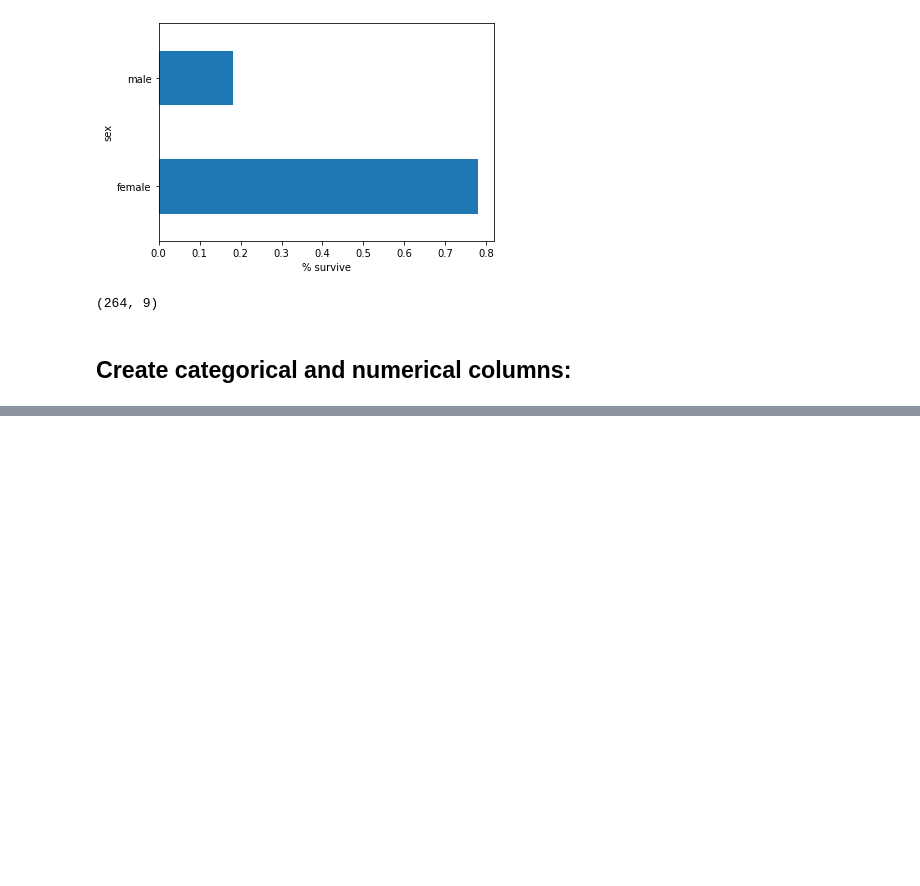
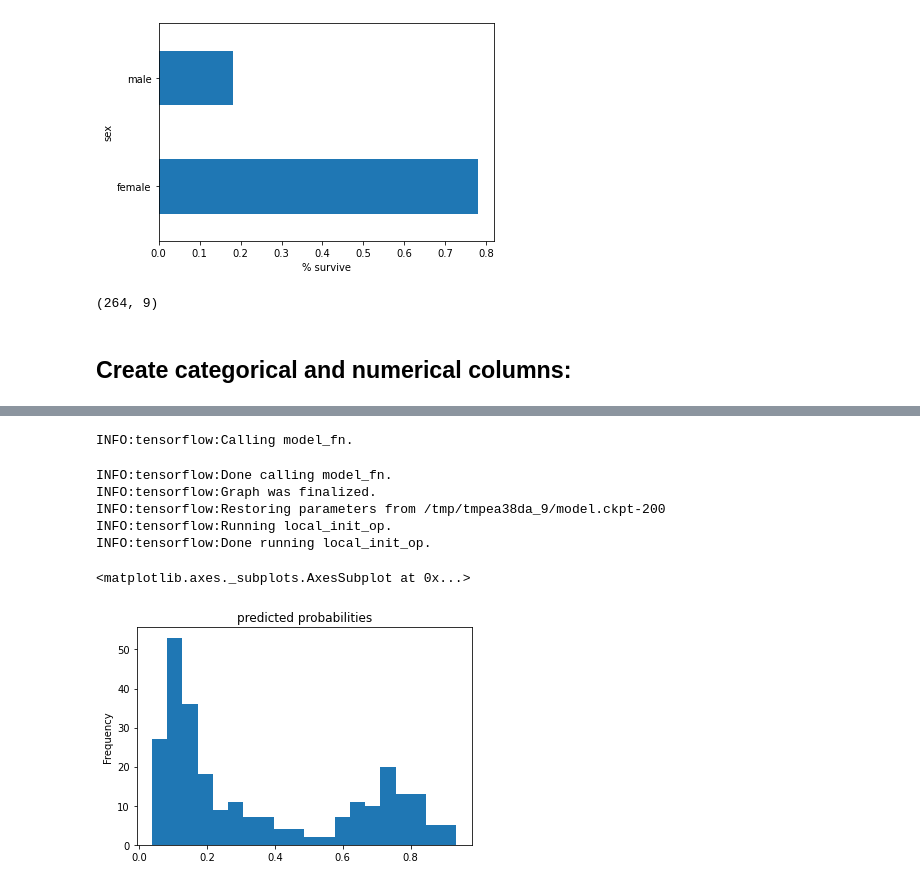
Before and after one commit to Mahrokh-Eb/TensorflowLearning, a Jupyter notebook: TF_0.ipynb, the cells around one changed output, grey strips where cells are left out. Drawn from its saved outputs; the diff is of its cells as text; code cells hidden in the pictures; blank space fills up the shorter version.

```diff
--- a/TF_0.ipynb
+++ b/TF_0.ipynb
@@ -204,0 +205,14 @@ print(result)
+# %%
+pred_dicts = list(linear_est.predict(eval_input_fn))
+probs = pd.Series([pred['probabilities'][1] for pred in pred_dicts])
+
+probs.plot(kind='hist', bins=20, title='predicted probabilities')
+# %% [output]
+INFO:tensorflow:Calling model_fn.
+INFO:tensorflow:Done calling model_fn.
+INFO:tensorflow:Graph was finalized.
+INFO:tensorflow:Restoring parameters from /tmp/tmpea38da_9/model.ckpt-200
+INFO:tensorflow:Running local_init_op.
+INFO:tensorflow:Done running local_init_op.
+<matplotlib.axes._subplots.AxesSubplot at 0x...>
+[figure, added]
```
Also changed, not shown: parts of 7 cells of this notebook.
